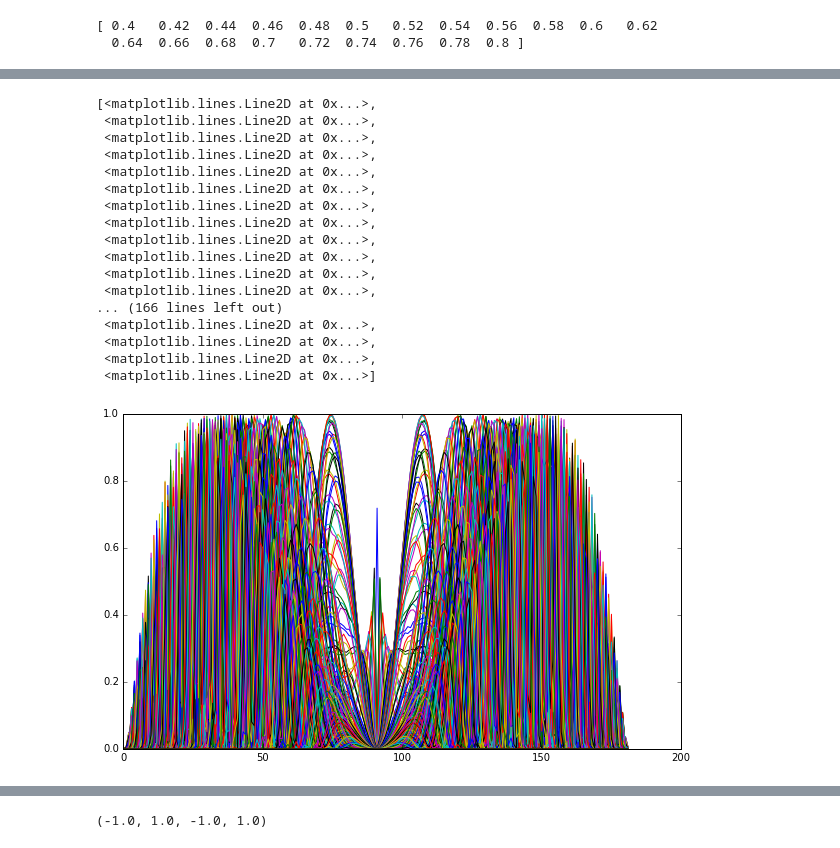
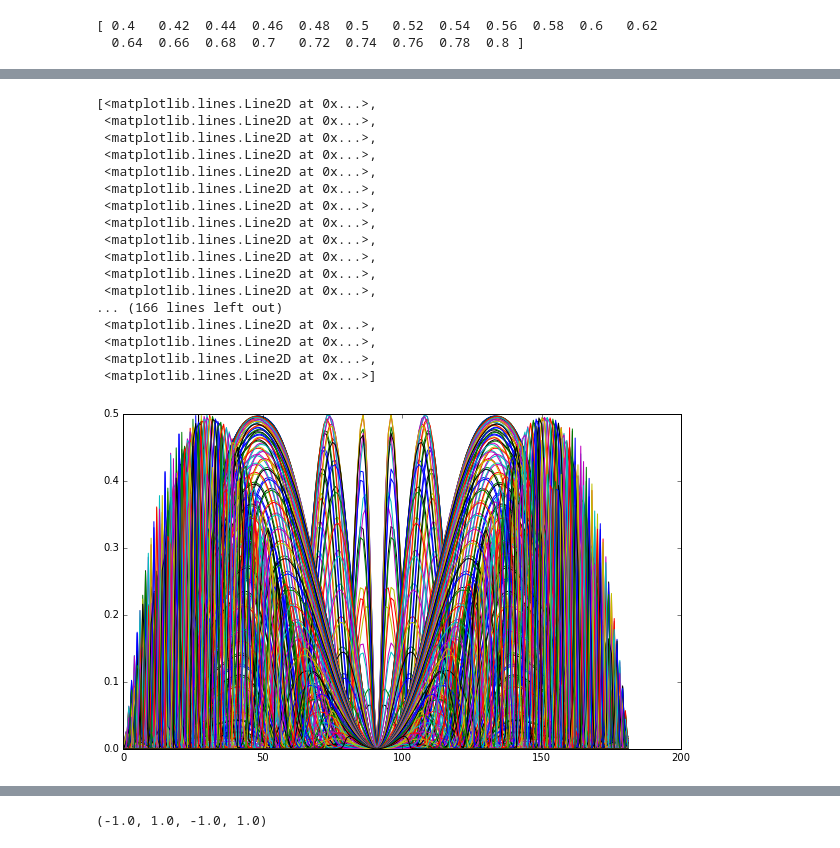
Before and after one commit to AlexisdlC/droptwist, a Jupyter notebook: radial_drop_jm.ipynb, the cells around one changed output, grey strips where cells are left out. Saved outputs shown, nothing was run; the diff lists cells and outputs as text; code cells hidden in the pictures.

```diff
--- a/radial_drop_jm.ipynb
+++ b/radial_drop_jm.ipynb
@@ -463,24 +463,24 @@ plt.plot(im6)
 # %%
-plt.plot(im8)
+plt.plot(im6)
 # %% [output]
 [<matplotlib.lines.Line2D at 0x...>,
  <matplotlib.lines.Line2D at 0x...>,
  <matplotlib.lines.Line2D at 0x...>,
  <matplotlib.lines.Line2D at 0x...>,
  <matplotlib.lines.Line2D at 0x...>,
  <matplotlib.lines.Line2D at 0x...>,
  <matplotlib.lines.Line2D at 0x...>,
  <matplotlib.lines.Line2D at 0x...>,
  <matplotlib.lines.Line2D at 0x...>,
  <matplotlib.lines.Line2D at 0x...>,
  <matplotlib.lines.Line2D at 0x...>,
  <matplotlib.lines.Line2D at 0x...>,
 ... (166 lines left out)
  <matplotlib.lines.Line2D at 0x...>,
  <matplotlib.lines.Line2D at 0x...>,
  <matplotlib.lines.Line2D at 0x...>,
  <matplotlib.lines.Line2D at 0x...>]
-[figure, old version]
+[figure, new version]
 # %%
 plt.pcolor(x,y,im6,cmap=plt.cm.gray)
 plt.axis('equal')
```
Also changed, not shown: parts of 6 cells of this notebook.
